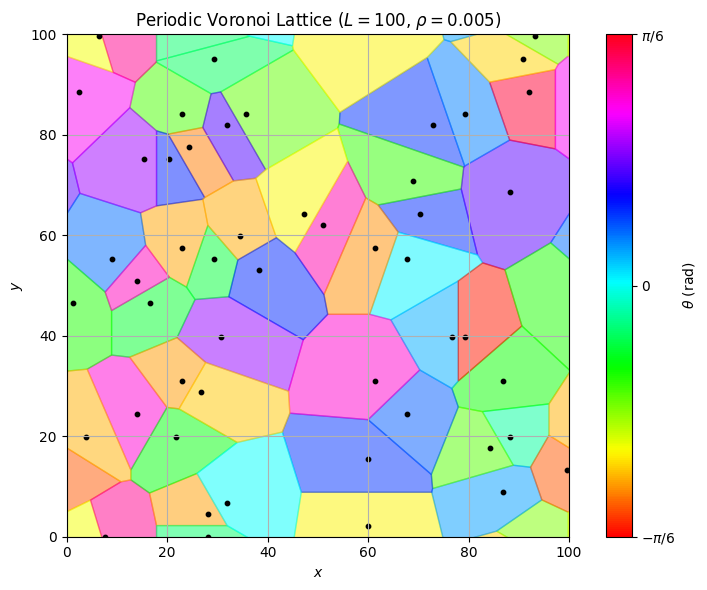
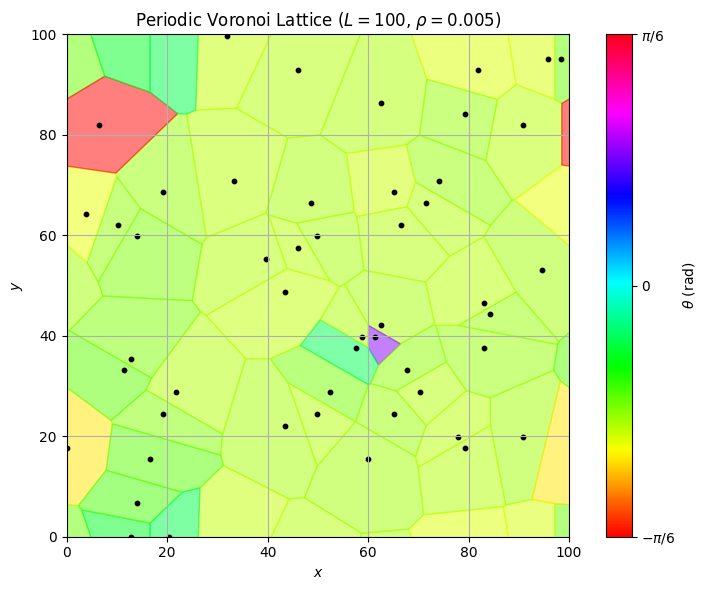
The notebook cell's code change between the first figure and the second:
--- before
+++ after
@@ -2,6 +2,23 @@
 rho = 0.005
 
+T = 3
+alpha = 2.36
+beta_RS = -0.12
+epsilon = 0
+
 vor = Voronoi.PeriodicVoronoi(L, rho)
 
+thetas, energy = MonteCarlo.monte_carlo(vor.theta, vor.adj_i, vor.adj_j, vor.adj_length, 1/T, epsilon, rho, alpha, beta_RS, 200_000)
+vor.theta = thetas
 vor.plot()
 plt.show()
+
+graphene = Graphene.GrapheneCrystal(vor, a = 1.42)
+
+graphene.save_crystal('results/graphene_test.npz')
+
+graphene.plot_atoms()
+plt.show()
+graphene.plot_bonds()
+plt.plot(graphene.relaxed_generators[:, 0], graphene.relaxed_generators[:, 1], 'ro', label='Relaxed Generators', markersize=1)
+plt.show()

Commit: Using Voronoi and relaxation to create boundaries/ Change in the construction of the graphene lattice